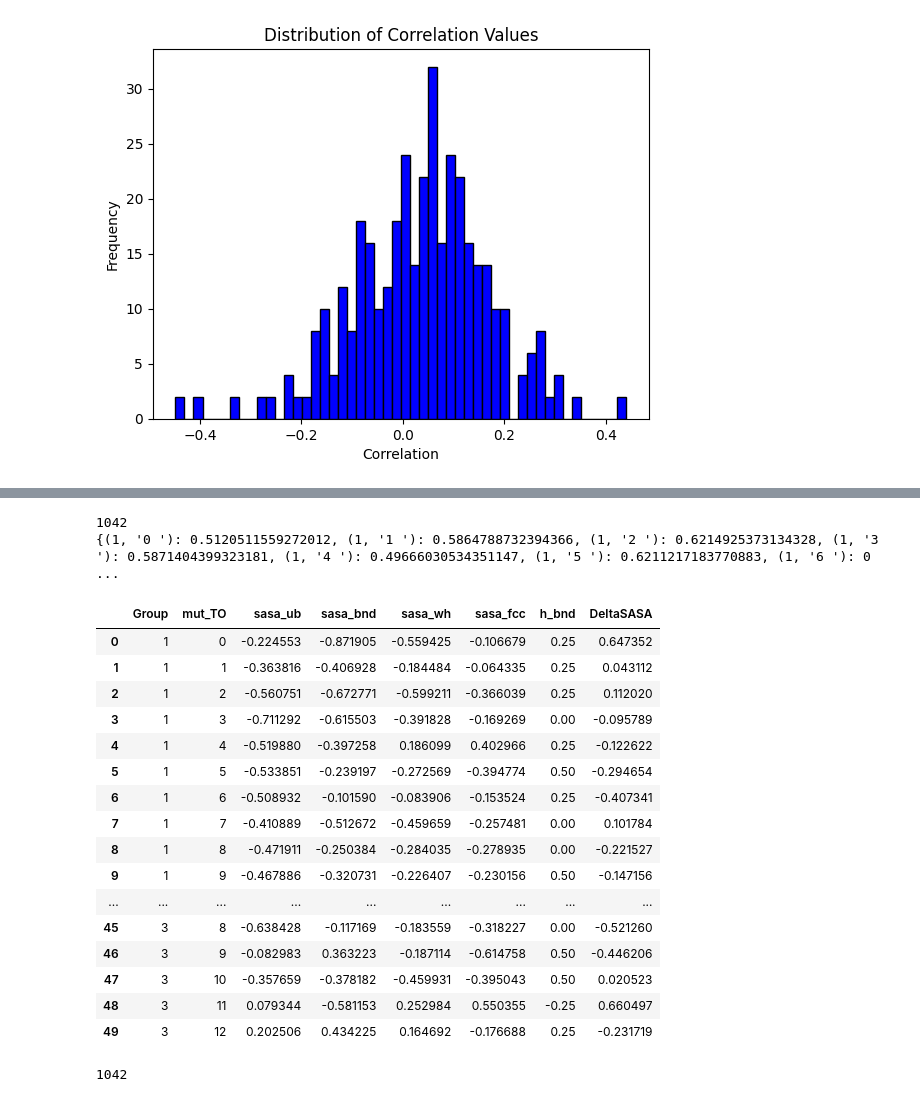
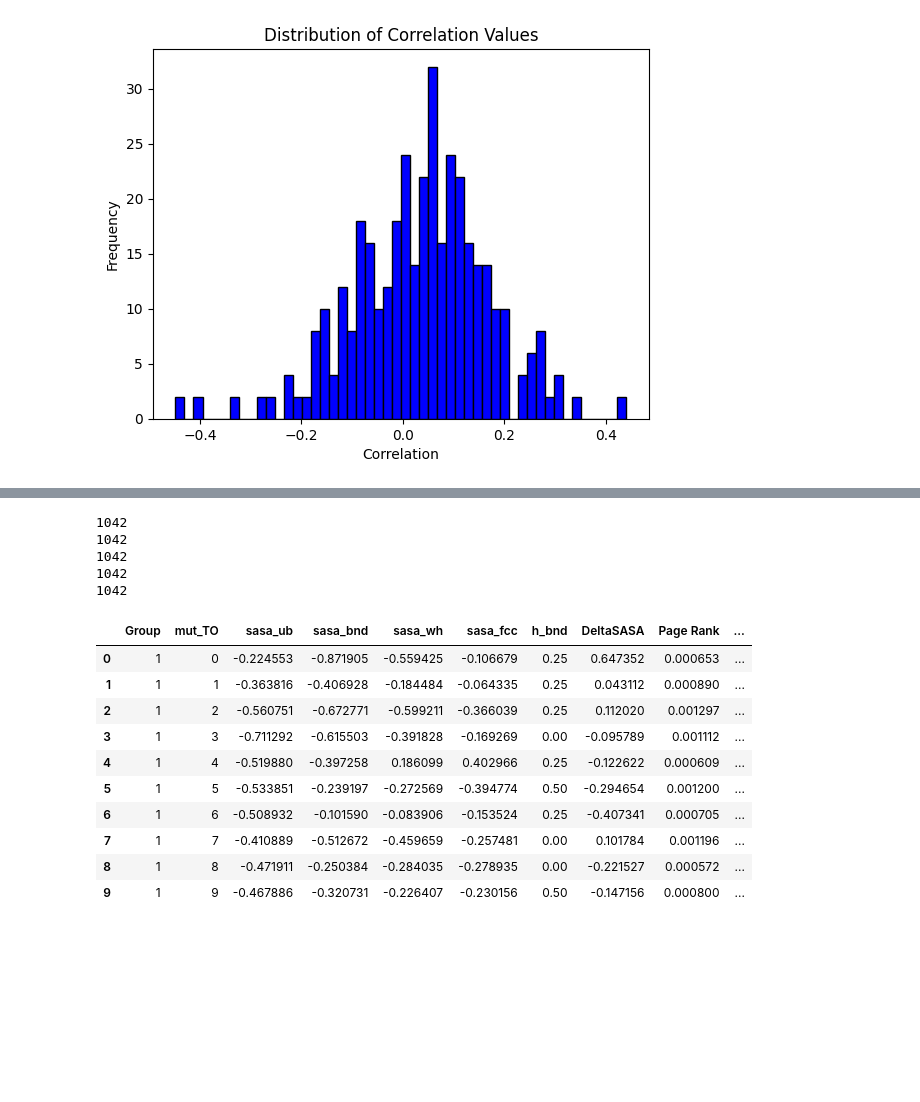
Before and after one commit to return0ftheFaraz/CS512, a Jupyter notebook: alize1.ipynb, the cells around one changed output, grey strips where cells are left out. Saved outputs shown, nothing was run; the diff lists cells and outputs as text; code cells hidden in the pictures; blank space fills up the shorter version.

```diff
--- a/alize1.ipynb
+++ b/alize1.ipynb
@@ -731,43 +729,66 @@ print(clusteringCoeff)
-# %%
-print(len(closenessCentrality))
-print(closenessCentrality)
-# %% [output]
-1042
-{(1, '0 '): 0.5120511559272012, (1, '1 '): 0.5864788732394366, (1, '2 '): 0.6214925373134328, (1, '3 '): 0.5871404399323181, (1, '4 '): 0.49666030534351147, (1, '5 '): 0.6211217183770883, (1, '6 '): 0 ...
-# %%
-feat_df.head(50)
-# %% [output]
-|  | Group | mut_TO | sasa_ub | sasa_bnd | sasa_wh | sasa_fcc | h_bnd | DeltaSASA |
-| 0 | 1 | 0 | -0.224553 | -0.871905 | -0.559425 | -0.106679 | 0.25 | 0.647352 |
-| 1 | 1 | 1 | -0.363816 | -0.406928 | -0.184484 | -0.064335 | 0.25 | 0.043112 |
-| 2 | 1 | 2 | -0.560751 | -0.672771 | -0.599211 | -0.366039 | 0.25 | 0.112020 |
-| 3 | 1 | 3 | -0.711292 | -0.615503 | -0.391828 | -0.169269 | 0.00 | -0.095789 |
-| 4 | 1 | 4 | -0.519880 | -0.397258 | 0.186099 | 0.402966 | 0.25 | -0.122622 |
-| 5 | 1 | 5 | -0.533851 | -0.239197 | -0.272569 | -0.394774 | 0.50 | -0.294654 |
-| 6 | 1 | 6 | -0.508932 | -0.101590 | -0.083906 | -0.153524 | 0.25 | -0.407341 |
-| 7 | 1 | 7 | -0.410889 | -0.512672 | -0.459659 | -0.257481 | 0.00 | 0.101784 |
-| 8 | 1 | 8 | -0.471911 | -0.250384 | -0.284035 | -0.278935 | 0.00 | -0.221527 |
-| 9 | 1 | 9 | -0.467886 | -0.320731 | -0.226407 | -0.230156 | 0.50 | -0.147156 |
-| ... | ... | ... | ... | ... | ... | ... | ... | ... |
-| 45 | 3 | 8 | -0.638428 | -0.117169 | -0.183559 | -0.318227 | 0.00 | -0.521260 |
-| 46 | 3 | 9 | -0.082983 | 0.363223 | -0.187114 | -0.614758 | 0.50 | -0.446206 |
-| 47 | 3 | 10 | -0.357659 | -0.378182 | -0.459931 | -0.395043 | 0.50 | 0.020523 |
-| 48 | 3 | 11 | 0.079344 | -0.581153 | 0.252984 | 0.550355 | -0.25 | 0.660497 |
-| 49 | 3 | 12 | 0.202506 | 0.434225 | 0.164692 | -0.176688 | 0.25 | -0.231719 |
 # %%
 '''
 page rank:					networkx.pagerank(G), return nodes dictionary						PageRank
 degree:						Graph.degree( optional:specific nodes), returns a DegreeView		degrees
 eigenvector centrality:		networkx.eigenvector_centrality(G), return nodes dictionary			eigenCentrality
 clustering coefficient:		nx.clustering(G), return nodes dictionary							clusteringCoeff
 closeness centrality(?):	nx.closeness_centrality(G), return nodes dictionary					closenessCentrality
 '''
 arr = []
 # 55 x 19
 for i in range(len(feat_df)):
     groupN = feat_df["Group"].iloc[i]
     mutN = feat_df["mut_TO"].iloc[i]
     arr.append(PageRank[((groupN, f'{mutN}'))])
 print(len(arr))
+feat_df.insert(8, "Page Rank", arr)
+################################################################
+arr = []
+# 55 x 19
+for i in range(len(feat_df)):
+    groupN = feat_df["Group"].iloc[i]
+    mutN = feat_df["mut_TO"].iloc[i]
+    arr.append(eigenCentrality[((groupN, f'{mutN}'))])
+print(len(arr))
+feat_df.insert(9, "Eigen Centrality", arr)
+################################################################
+arr = []
+# 55 x 19
+for i in range(len(feat_df)):
+    groupN = feat_df["Group"].iloc[i]
+    mutN = feat_df["mut_TO"].iloc[i]
+    arr.append(clusteringCoeff[((groupN, f'{mutN}'))])
+print(len(arr))
+feat_df.insert(10, "Clustering Coefficient", arr)
+################################################################
+arr = []
+# 55 x 19
+for i in range(len(feat_df)):
+    groupN = feat_df["Group"].iloc[i]
+    mutN = feat_df["mut_TO"].iloc[i]
+    arr.append(closenessCentrality[((groupN, f'{mutN}'))])
+print(len(arr))
+feat_df.insert(11, "closenessCentrality", arr)
+################################################################
+degree_values = [v for k, v in degrees]
+print(len(degree_values))
+feat_df.insert(12, "Degrees", degree_values)
+################################################################
+feat_df.head(10)
 # %% [output]
 1042
+1042
+1042
+1042
+1042
+|  | Group | mut_TO | sasa_ub | sasa_bnd | sasa_wh | sasa_fcc | h_bnd | DeltaSASA | Page Rank | ... |
+| 0 | 1 | 0 | -0.224553 | -0.871905 | -0.559425 | -0.106679 | 0.25 | 0.647352 | 0.000653 | ... |
+| 1 | 1 | 1 | -0.363816 | -0.406928 | -0.184484 | -0.064335 | 0.25 | 0.043112 | 0.000890 | ... |
+| 2 | 1 | 2 | -0.560751 | -0.672771 | -0.599211 | -0.366039 | 0.25 | 0.112020 | 0.001297 | ... |
+| 3 | 1 | 3 | -0.711292 | -0.615503 | -0.391828 | -0.169269 | 0.00 | -0.095789 | 0.001112 | ... |
+| 4 | 1 | 4 | -0.519880 | -0.397258 | 0.186099 | 0.402966 | 0.25 | -0.122622 | 0.000609 | ... |
+| 5 | 1 | 5 | -0.533851 | -0.239197 | -0.272569 | -0.394774 | 0.50 | -0.294654 | 0.001200 | ... |
+| 6 | 1 | 6 | -0.508932 | -0.101590 | -0.083906 | -0.153524 | 0.25 | -0.407341 | 0.000705 | ... |
+| 7 | 1 | 7 | -0.410889 | -0.512672 | -0.459659 | -0.257481 | 0.00 | 0.101784 | 0.001196 | ... |
+| 8 | 1 | 8 | -0.471911 | -0.250384 | -0.284035 | -0.278935 | 0.00 | -0.221527 | 0.000572 | ... |
+| 9 | 1 | 9 | -0.467886 | -0.320731 | -0.226407 | -0.230156 | 0.50 | -0.147156 | 0.000800 | ... |
```
Also changed, not shown: parts of 15 cells of this notebook.
